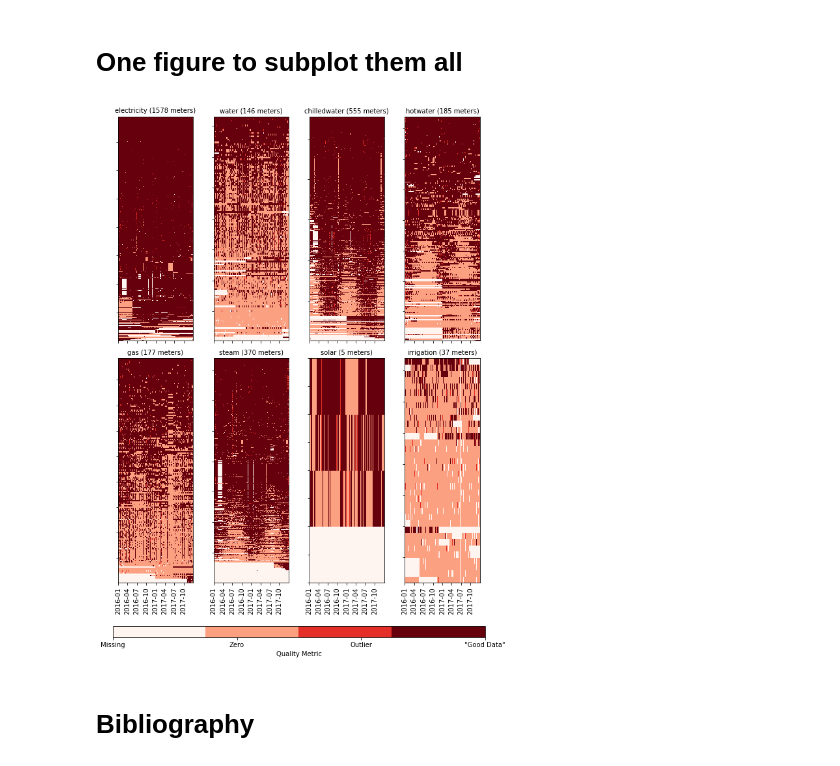
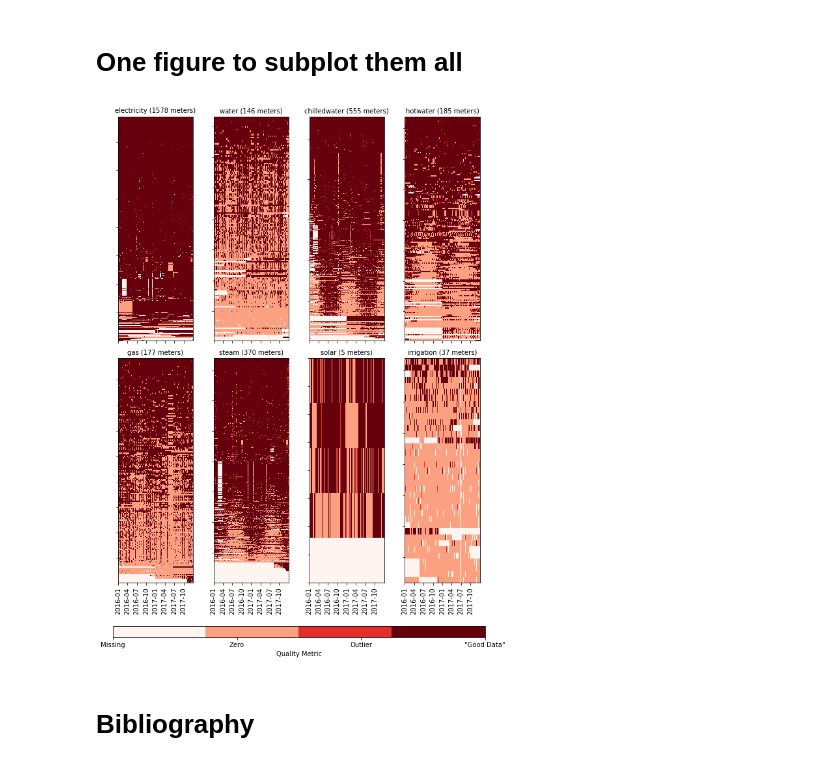
Before and after one commit to buds-lab/building-data-genome-project-2, a Jupyter notebook: notebooks/05_Data-quality.ipynb, the cells around one changed output. Saved outputs shown, nothing was run; the diff lists cells and outputs as text; code cells hidden in the pictures.

Commit message:
Update notebooks and figures

```diff
--- a/notebooks/05_Data-quality.ipynb
+++ b/notebooks/05_Data-quality.ipynb
@@ -903,35 +903,35 @@ axes = axes.flatten()
 metername = ["electricity","water","chilledwater","hotwater","gas", "steam","solar","irrigation"]
 
 for i,j in enumerate(metername):
 
     df = processData(j)
 
     # Get the data
     x = mdates.drange(df.columns[0], df.columns[-1] + dt.timedelta(hours=1), dt.timedelta(hours=1))
-    y = np.linspace(1, len(df), len(df))
+    y = np.linspace(1, len(df), len(df)+1)
 
     # Plot
     ax = axes[i]
     data = np.array(df)
     cmap = plt.get_cmap('Reds', 4)
     qmesh = ax.pcolormesh(x, y, data, cmap=cmap, rasterized=True)
     # Axis
     ax.axis('tight')
     ax.xaxis_date() # Set up as dates
     ax.tick_params("x", labelrotation=90)
     ax.set_yticklabels([])
     ax.set_title(j + " (" + str(int(max(y))) + " meters)", fontdict={'fontsize':10})
 
 # Color bar
 cbaxes = fig.add_axes([0.025, 0.02, 0.96, 0.02])
 cbar = fig.colorbar(qmesh, ax=ax, ticks=[0,1,2,3], orientation='horizontal', cax = cbaxes)
 cbar.ax.set_xticklabels(['Missing', 'Zero', 'Outlier', '"Good Data"'])
 cbar.set_label('Quality Metric')
 
 plt.tight_layout()
 plt.subplots_adjust(bottom=0.12)
 # %% [output]
-[figure, old version]
+[figure, new version]
 # %%
 fig.savefig("..\\figures\\dataQuality_all.jpg", dpi=300, bbox_inches='tight')
 # %% [markdown]
```
Also changed, not shown: parts of 9 cells of this notebook, 13 other files.
